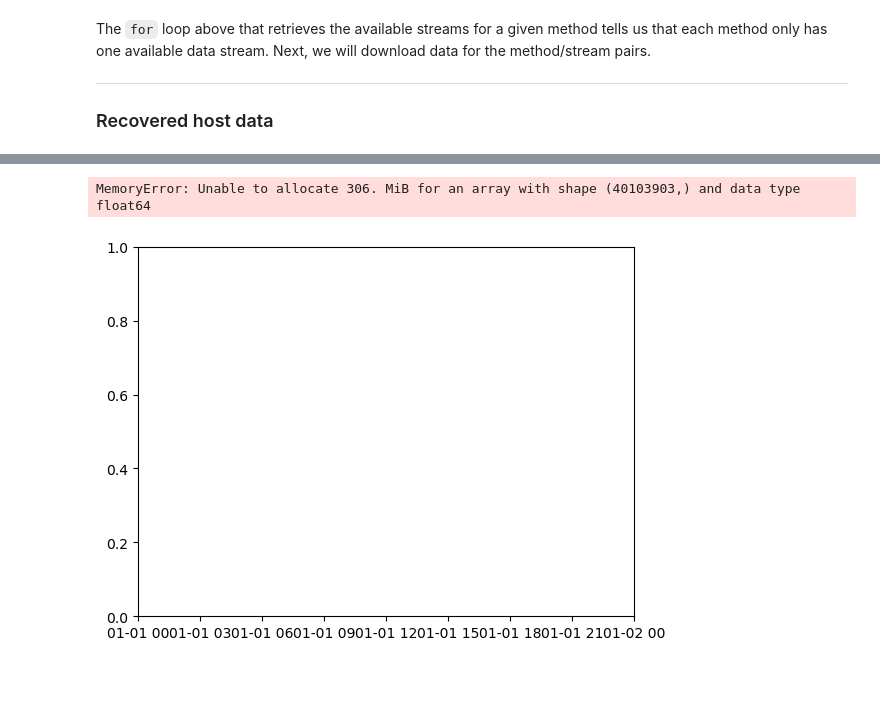
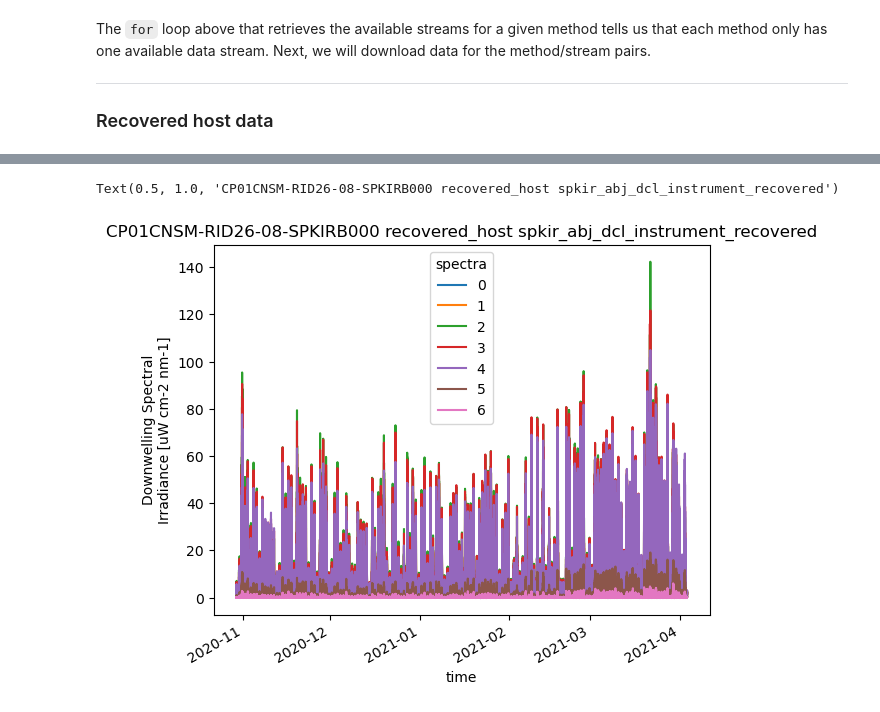
Before and after one commit to cooleyky/qartod_testing, a Jupyter notebook: notebooks/11-Deep-dive-CP01CNSM-RID26-08-SPKIRB000.ipynb, the cells around one changed output, grey strips where cells are left out. Drawn from its saved outputs; the diff is of its cells as text; code cells hidden in the pictures; blank space fills up the shorter version.

Commit message:
Plot 1 deployment of SPKIR data

```diff
--- a/notebooks/11-Deep-dive-CP01CNSM-RID26-08-SPKIRB000.ipynb
+++ b/notebooks/11-Deep-dive-CP01CNSM-RID26-08-SPKIRB000.ipynb
@@ -120,0 +94,8 @@ annotations
+# %%
+# Set method and stream strings
+method = methods[0]
+stream = streams[method][0]
+deploy = 13
+# %%
+# load data from the local kdata directory
+spkir = load_kdata(site, node, sensor, method, stream, ('*deployment%04d*SPKIR*.nc' % deploy))
@@ -121,15 +104,11 @@ annotations
 # %%
 # Add qc flags for annotations retrieved above
 if not annotations.empty:
-    annotations = annotations.drop(columns=['@class'])
-    annotations['beginDate'] = pd.to_datetime(annotations.beginDT, unit='ms').dt.strftime('%Y-%m-%dT%H:%M:%S')
-    annotations['endDate'] = pd.to_datetime(annotations.endDT, unit='ms').dt.strftime('%Y-%m-%dT%H:%M:%S')
-
     # create an annotation-based quality flag
-    data_edit = add_annotation_qc_flags(host_data, annotations)
+    data_edit = add_annotation_qc_flags(spkir, annotations)
 
     # clean-up the data, removing values that were marked as fail either from the quality checks or in the
     # annotations, and all data collected after the cut off date
-    data_edit = data_edit.where(data_edit.rollup_annotations_qc_results != 4)
+    spkir = data_edit.where(data_edit.rollup_annotations_qc_results < 4)
 # %%
 # Check structure of edited data and contents
@@ -167,4 +146,4 @@ data_edit.spkir_abj_cspp_downwelling_vector.plot.line(x="time", hue="spectra")
 # %%
 # From graph above we can see that the plotting function still connects points across gaps in data, so we will add in nan gaps
-dataset_full = nanfill_time_gaps(data_edit)
-dataset_full
+spkir_full_time = nanfill_time_gaps(spkir)
+# dataset_full
@@ -189,7 +150,7 @@ Data variables:
 # %%
 # Plot data with gaps in lines where data is missing
-dataset_full.spkir_abj_cspp_downwelling_vector.plot.line(x="time", hue="spectra")
+spkir_full_time.spkir_abj_cspp_downwelling_vector.plot.line(x="time", hue="spectra")
 plt.title(' '.join([refdes, method, stream]))
 # %% [output]
-MemoryError: Unable to allocate 306. MiB for an array with shape (40103903,) and data type float64
+Text(0.5, 1.0, 'CP01CNSM-RID26-08-SPKIRB000 recovered_host spkir_abj_dcl_instrument_recovered')
-[figure, old version]
+[figure, new version]
```
Also changed, not shown: parts of 13 cells of this notebook.
